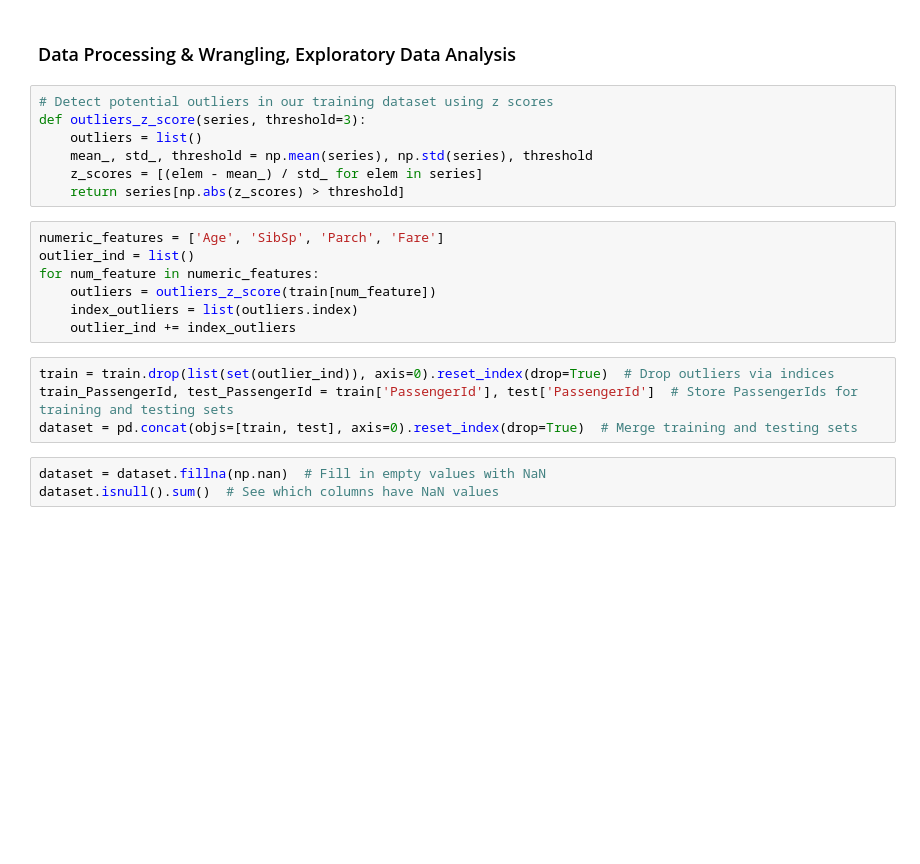
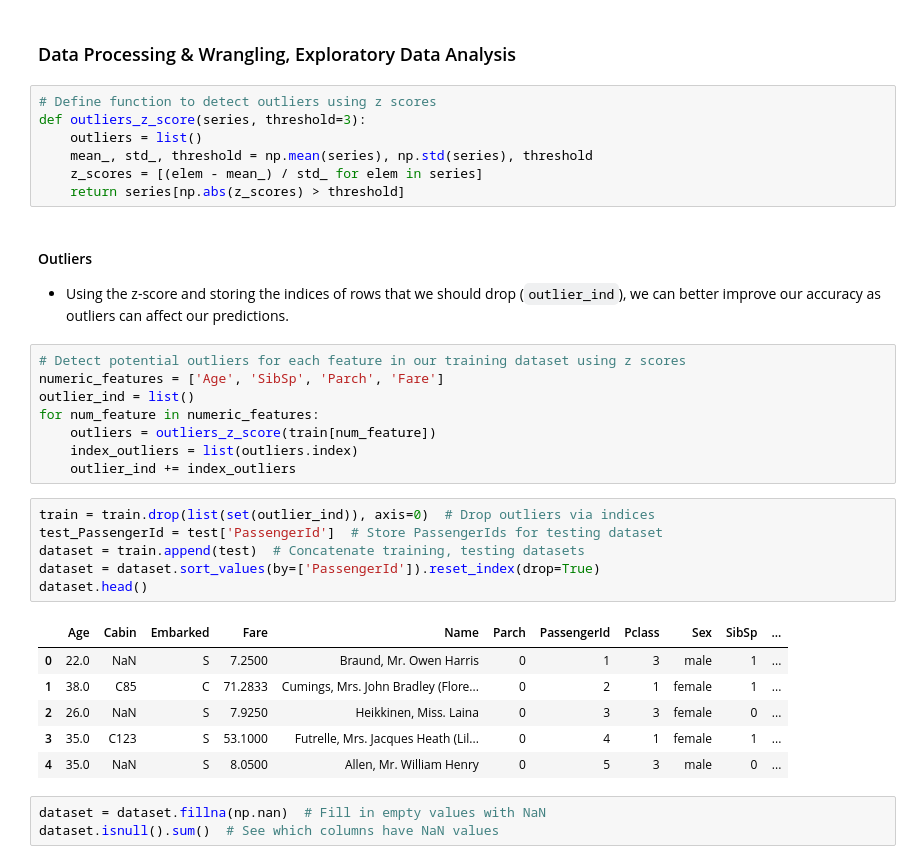
Before and after one commit to peterwhycs/kaggle, a Jupyter notebook: titanic-machine-learning-from-disaster/titanic-disaster.ipynb, the cells around one changed output. Cells and saved outputs as stored; diff of their text form; blank space fills up the shorter version.

```diff
--- a/titanic-machine-learning-from-disaster/titanic-disaster.ipynb
+++ b/titanic-machine-learning-from-disaster/titanic-disaster.ipynb
@@ -61,13 +62,17 @@ Training Dataset: (891, 12), Testing Dastaset: (418, 11)
 # %% [markdown]
 ### Data Processing & Wrangling, Exploratory Data Analysis
 # %%
-# Detect potential outliers in our training dataset using z scores
+# Define function to detect outliers using z scores
 def outliers_z_score(series, threshold=3):
     outliers = list()
     mean_, std_, threshold = np.mean(series), np.std(series), threshold
     z_scores = [(elem - mean_) / std_ for elem in series]
     return series[np.abs(z_scores) > threshold]
+# %% [markdown]
+#### Outliers
+* Using the z-score and storing the indices of rows that we should drop (`outlier_ind`), we can better improve our accuracy as outliers can affect our predictions.
 # %%
+# Detect potential outliers for each feature in our training dataset using z scores
 numeric_features = ['Age', 'SibSp', 'Parch', 'Fare']
 outlier_ind = list()
 for num_feature in numeric_features:
@@ -75,9 +80,18 @@ for num_feature in numeric_features:
     index_outliers = list(outliers.index)
     outlier_ind += index_outliers
 # %%
-train = train.drop(list(set(outlier_ind)), axis=0).reset_index(drop=True)  # Drop outliers via indices
-train_PassengerId, test_PassengerId = train['PassengerId'], test['PassengerId']  # Store PassengerIds for training and testing sets
-dataset = pd.concat(objs=[train, test], axis=0).reset_index(drop=True)  # Merge training and testing sets
+train = train.drop(list(set(outlier_ind)), axis=0)  # Drop outliers via indices
+test_PassengerId = test['PassengerId']  # Store PassengerIds for testing dataset
+dataset = train.append(test)  # Concatenate training, testing datasets
+dataset = dataset.sort_values(by=['PassengerId']).reset_index(drop=True)
+dataset.head()
+# %% [output]
+|  | Age | Cabin | Embarked | Fare | Name | Parch | PassengerId | Pclass | Sex | SibSp | ... |
+| 0 | 22.0 | NaN | S | 7.2500 | Braund, Mr. Owen Harris | 0 | 1 | 3 | male | 1 | ... |
+| 1 | 38.0 | C85 | C | 71.2833 | Cumings, Mrs. John Bradley (Flore... | 0 | 2 | 1 | female | 1 | ... |
+| 2 | 26.0 | NaN | S | 7.9250 | Heikkinen, Miss. Laina | 0 | 3 | 3 | female | 0 | ... |
+| 3 | 35.0 | C123 | S | 53.1000 | Futrelle, Mrs. Jacques Heath (Lil... | 0 | 4 | 1 | female | 1 | ... |
+| 4 | 35.0 | NaN | S | 8.0500 | Allen, Mr. William Henry | 0 | 5 | 3 | male | 0 | ... |
 # %%
 dataset = dataset.fillna(np.nan)  # Fill in empty values with NaN
 dataset.isnull().sum()  # See which columns have NaN values
```
Also changed, not shown: parts of 29 cells of this notebook.
